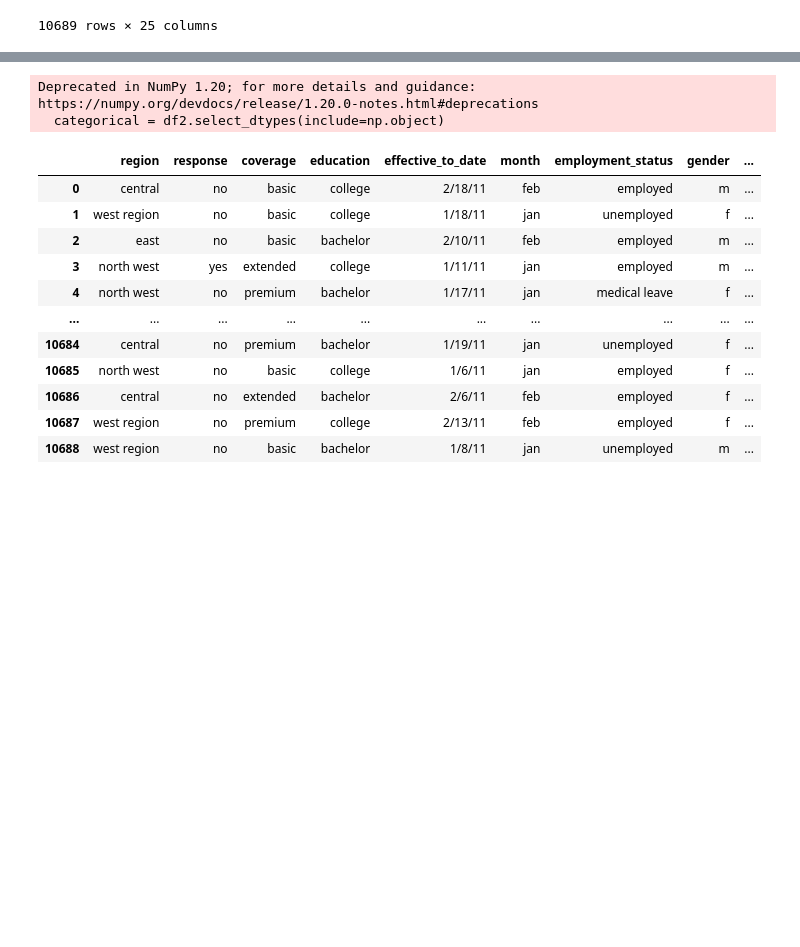
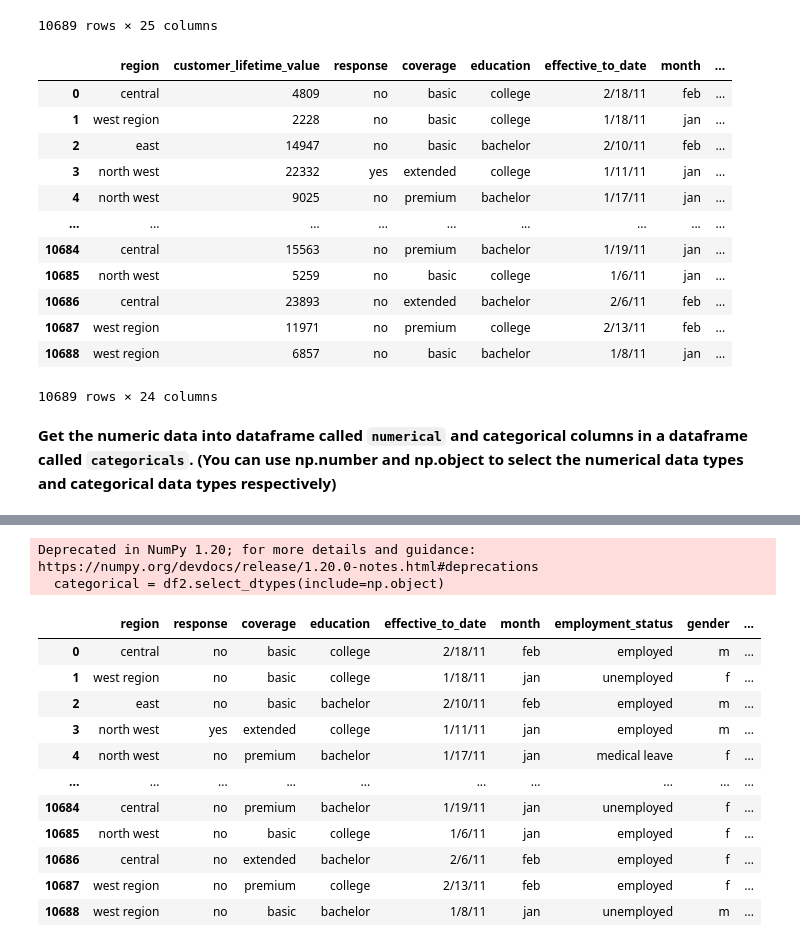
Before and after one commit to deniemmer/IronDenise, a Jupyter notebook: Week2/28.03/Activities_week2.ipynb, the cells around one changed output, grey strips where cells are left out. Drawn from its saved outputs; the diff is of its cells as text; code cells hidden in the pictures; blank space fills up the shorter version.

```diff
--- a/Week2/28.03/Activities_week2.ipynb
+++ b/Week2/28.03/Activities_week2.ipynb
@@ -420,3 +414,26 @@ df2
+# %%
+def drop_columns(df2):
+    df2.drop(columns=["Unnamed: 0"], inplace=True)
+    return df2
+# %%
+drop_columns(df2)
+# %% [output]
+|  | region | customer_lifetime_value | response | coverage | education | effective_to_date | month | ... |
+| 0 | central | 4809 | no | basic | college | 2/18/11 | feb | ... |
+| 1 | west region | 2228 | no | basic | college | 1/18/11 | jan | ... |
+| 2 | east | 14947 | no | basic | bachelor | 2/10/11 | feb | ... |
+| 3 | north west | 22332 | yes | extended | college | 1/11/11 | jan | ... |
+| 4 | north west | 9025 | no | premium | bachelor | 1/17/11 | jan | ... |
+| ... | ... | ... | ... | ... | ... | ... | ... | ... |
+| 10684 | central | 15563 | no | premium | bachelor | 1/19/11 | jan | ... |
+| 10685 | north west | 5259 | no | basic | college | 1/6/11 | jan | ... |
+| 10686 | central | 23893 | no | extended | bachelor | 2/6/11 | feb | ... |
+| 10687 | west region | 11971 | no | premium | college | 2/13/11 | feb | ... |
+| 10688 | west region | 6857 | no | basic | bachelor | 1/8/11 | jan | ... |
+10689 rows × 24 columns
+# %% [markdown]
+**Get the numeric data into dataframe called `numerical` and categorical columns in a dataframe called `categoricals`.
+(You can use np.number and np.object to select the numerical data types and categorical data types respectively)**
 # %%
 numerical = df2.select_dtypes(include=np.number)
 numerical
```
Also changed, not shown: parts of 11 cells of this notebook.
